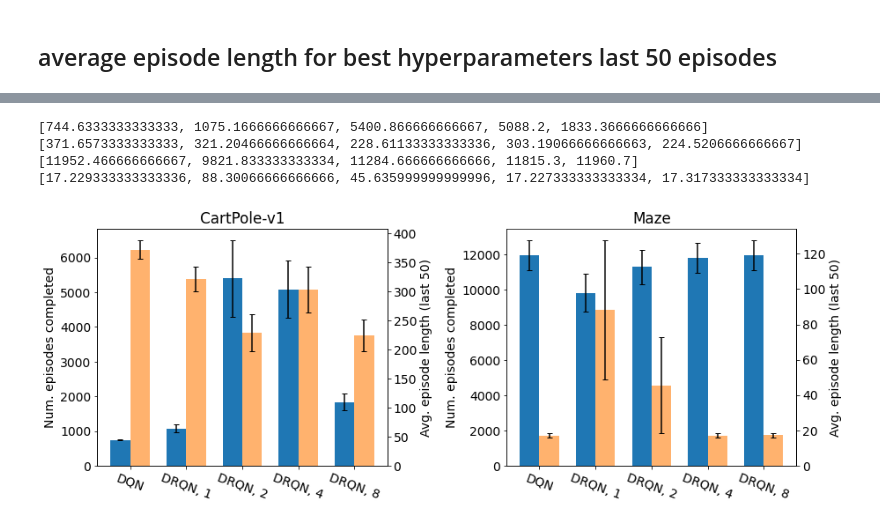
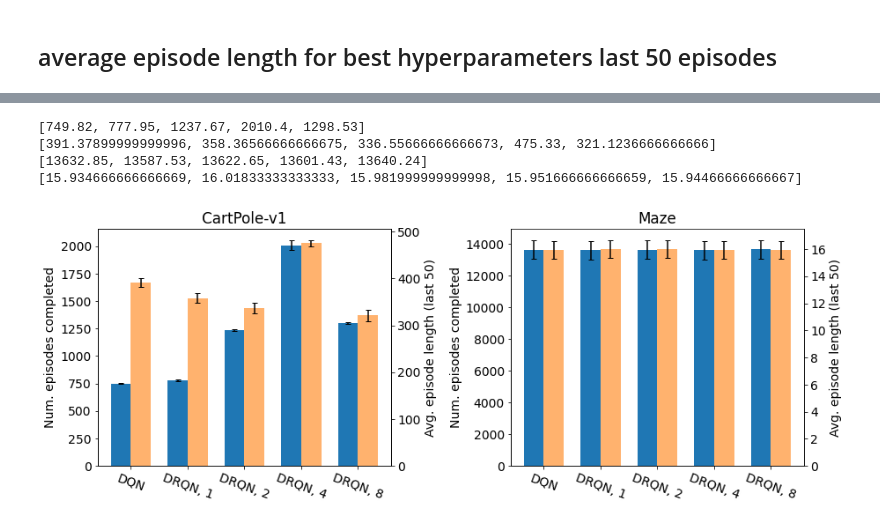
Before and after one commit to RevanMacQueen/DRQN, a Jupyter notebook: new_visualizations_2.ipynb, the cells around one changed output, grey strips where cells are left out. Saved outputs shown, nothing was run; the diff lists cells and outputs as text; code cells hidden in the pictures.

```diff
--- a/new_visualizations_2.ipynb
+++ b/new_visualizations_2.ipynb
@@ -256,4 +156,38 @@ df_last = df_last.replace('RNN, 1', 'DRQN, 1')
 df_last = df_last.replace('RNN, 2', 'DRQN, 2')
 df_last = df_last.replace('RNN, 4', 'DRQN, 4')
 df_last = df_last.replace('RNN, 8', 'DRQN, 8')
+# %%
+root = Path('results_best')
+filters = None
+
+cutoffs = {
+    'envs:random_maze-v0' : 1000,
+    'CartPole-v1' : -1
+}
+
+params, num_episodes = extract_num_episodes(root, ['model_arch', 'env', 'seed', 'learning_freq', 'target_update_freq', 'seq_len', 'learning_rate', 'buffer_size'], filters, cutoffs)
+
+
+df1 = pd.DataFrame(params)
+df2 = pd.DataFrame(num_episodes)
+df_best = pd.concat([df1, df2], axis=1)
+df_best.columns = ['Model', 'Env', 'Seed', 'Learning Freq.', 'Target Update Freq.', 'L', 'Step Size', 'Buffer Size',
+'Num Episodes']
+df_best = df_best.drop(['Seed'],axis=1)
+df_best['Algorithm'] = df_best['Model'] + ', ' + df_best['L']
+df_best = df_best.drop(['Model', 'L' ], axis=1)
+
+columns = ['Algorithm', 'Env', 'Learning Freq.', 'Target Update Freq.', 'Step Size', 'Buffer Size'] #parameters
+
+# rename environments
+df_best = df_best.replace('envs:random_maze-v0', 'Maze')
+
+# rename Algorithms
+df_best = df_best.replace('FFN, 10', 'DQN')
+df_best = df_best.replace('FFN, 1', 'DQN')
+
+df_best = df_best.replace('RNN, 1', 'DRQN, 1')
+df_best = df_best.replace('RNN, 2', 'DRQN, 2')
+df_best = df_best.replace('RNN, 4', 'DRQN, 4')
+df_best = df_best.replace('RNN, 8', 'DRQN, 8')
 # %%
@@ -282,5 +199,5 @@ df_best
 # %%
-df_temp = pd.concat([df_best_last.set_index(columns), df_best.set_index(columns)], axis=1)
+df_temp = pd.concat([df_last.set_index(columns), df_best.set_index(columns)], axis=1)
 df_temp = df_temp.reset_index()
 df_temp = df_temp.drop(['Learning Freq.', 'Target Update Freq.',  'Step Size', 'Buffer Size'], axis=1)
 df_temp = df_temp.melt(id_vars=['Algorithm', 'Env'], var_name = 'source', value_name='val')
@@ -320,42 +237,39 @@ for env in envs:
 
 
     for alg in algs:
         data_num_episodes = data[np.where((data[:, 2] == 'Num Episodes') & (data[:, 1] ==env) & (data[:, 0] == alg))]
         data_ep_len = data[np.where((data[:, 2] == 'Average Episode Length') & (data[:, 1] ==env) & (data[:, 0] == alg))]
 
         data_num_episodes_to_plot.append(np.mean(data_num_episodes[:, 3]))
         data_ep_len_to_plot.append(np.mean(data_ep_len[:, 3]* scale ))
         num_episodes_err.append(sem(data_num_episodes[:, 3]))
         ep_len_err.append(sem(data_ep_len[:, 3]))
 
     rects1 = ax.bar(x - width/2, data_num_episodes_to_plot, width, label='Num Episodes', color='tab:blue' )
     ax.errorbar(x - width/2, data_num_episodes_to_plot, yerr=num_episodes_err, ecolor='black', capsize=3, ls='none' )
 
-    print(data_num_episodes_to_plot)
-    print(data_ep_len_to_plot)
-
     ax.set_ylabel('Num. episodes completed')
     ax.set_title(env)
     ax.set_xticks(x)
     ax.set_xticklabels(algs, rotation=340)
     ax2 = ax.twinx()
     ax2.set_ylabel('Avg. episode length (last 50)')
 
-    rects2 = ax2.bar(x + width/2, data_ep_len_to_plot, width, label='Last 50 Episode Avg. Episode Length', color='tab:orange', alpha = 0.6)
+    rects2 = ax2.bar(x + width/2, data_ep_len_to_plot, width, label='Last 30 Episode Avg. Episode Length', color='tab:orange', alpha = 0.6)
     ax2.errorbar(x + width/2, data_ep_len_to_plot, yerr=ep_len_err, ecolor='black', capsize=3, ls='none' )
     ax_idx += 1
 
 handles, labels = ax.get_legend_handles_labels()
 #fig.legend(handles, labels, loc='upper center')
 plt.xticks(rotation=290)
 plt.gca().spines['top'].set_visible(False)
 fig.tight_layout()
-plt.show()
+plt.savefig("figures/double_bar.pdf", bbox_inches='tight')
 # %% [output]
-[744.6333333333333, 1075.1666666666667, 5400.866666666667, 5088.2, 1833.3666666666666]
-[371.6573333333333, 321.20466666666664, 228.61133333333336, 303.19066666666663, 224.5206666666667]
-[11952.466666666667, 9821.833333333334, 11284.666666666666, 11815.3, 11960.7]
-[17.229333333333336, 88.30066666666666, 45.635999999999996, 17.227333333333334, 17.317333333333334]
+[749.82, 777.95, 1237.67, 2010.4, 1298.53]
+[391.37899999999996, 358.36566666666675, 336.55666666666673, 475.33, 321.1236666666666]
+[13632.85, 13587.53, 13622.65, 13601.43, 13640.24]
+[15.934666666666669, 16.01833333333333, 15.981999999999998, 15.951666666666659, 15.94466666666667]
-[figure, old version]
+[figure, new version]
 # %%
 # learning curves
```
Also changed, not shown: parts of 11 cells of this notebook, 6 other files.
